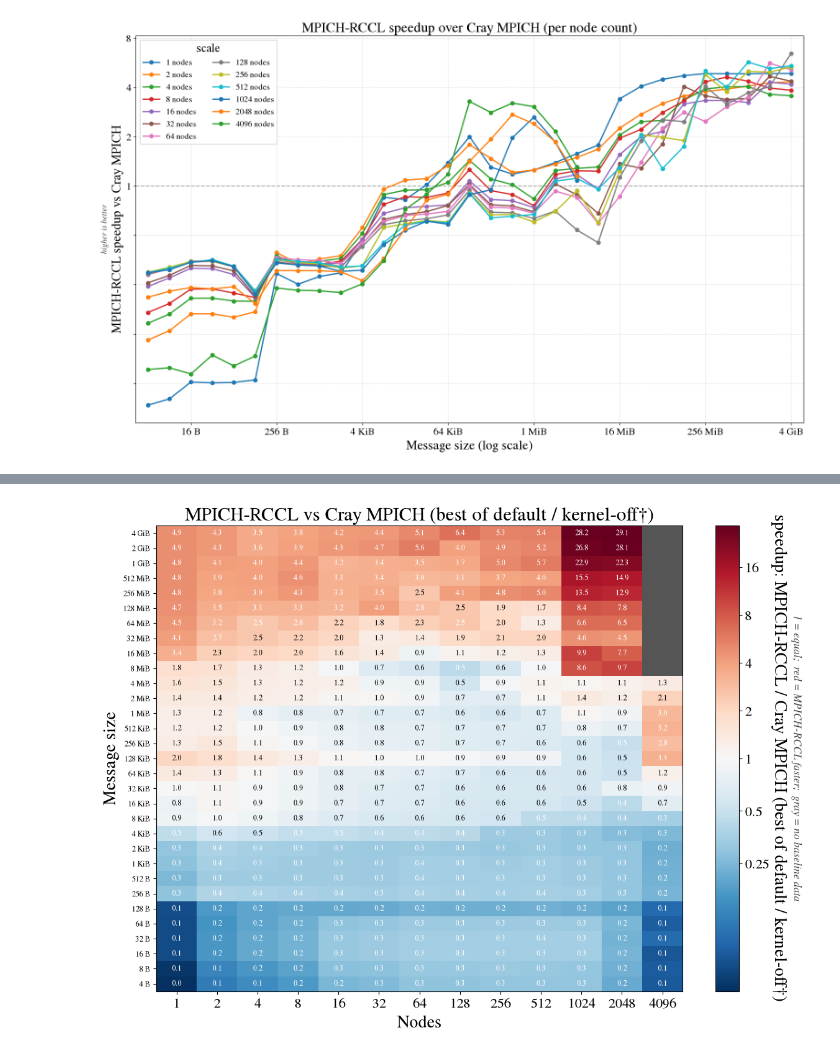
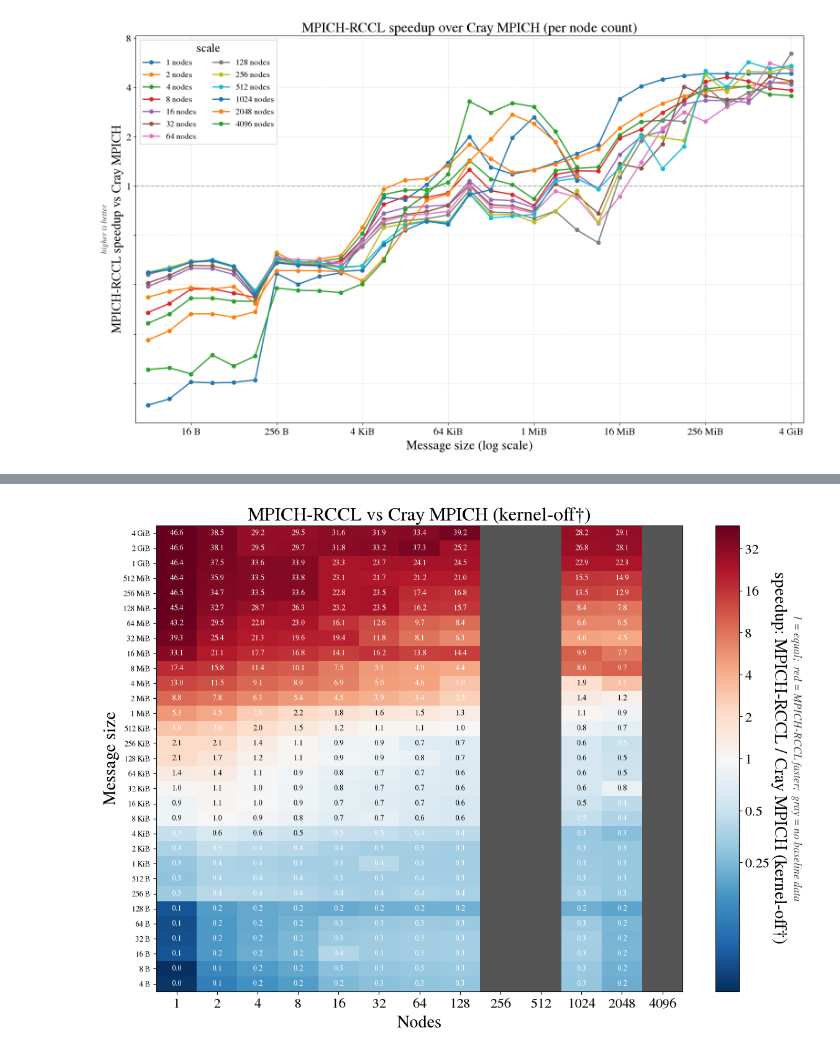
Before and after one commit to ggracelii/mpich-rccl, a Jupyter notebook: frontier/plots/plot.ipynb, the cells around one changed output, grey strips where cells are left out. Saved outputs shown, nothing was run; the diff lists cells and outputs as text; code cells hidden in the pictures.

```diff
--- a/frontier/plots/plot.ipynb
+++ b/frontier/plots/plot.ipynb
@@ -129,7 +152,9 @@ STYLE = {   # all data lines uniform: solid, circle markers, same weight (distin
     "C": dict(color="#d62728", marker="o", linestyle="-", linewidth=2, markersize=5, label=LABEL["C"]),
     "D": dict(color="#7e4bbd", marker="o", linestyle="-", linewidth=2, markersize=5, label=LABEL["D"]),
     "K": dict(color="#b39ddb", marker="o", linestyle="--", linewidth=2, markersize=5,
-              markerfacecolor="none", label=LABEL["K"]),   # lighter dashed purple: non-default Cray workaround
+              markerfacecolor="none", label=LABEL["K"]),   # lighter dashed purple: kernel-off workaround
+    "T": dict(color="#9575cd", marker="o", linestyle="-.", linewidth=2, markersize=5,
+              label=LABEL["T"]),                            # mid purple dash-dot: tuned (BLK=64MB) Cray
 }
 ORDER = ["A","B","C","D"]           # E (pure RCCL) parsed but not plotted
 
@@ -202,7 +227,7 @@ def finish(fig):
 def plot_latency_vs_size(nodes, speedup_over="D"):
     fig, ax1 = plt.subplots(figsize=(16,10))
     xall = []
-    for cfg in ORDER + (["K"] if (data.config == "K").any() else []):
+    for cfg in ORDER + [c for c in ("K","T") if (data.config == c).any()]:
         x,y = series(nodes,cfg)
         if len(x): ax1.plot(x,y,**STYLE[cfg]); xall += [x.min(), x.max()]
     ax1.set_xscale("log", base=2); ax1.set_yscale("log")
@@ -271,7 +296,7 @@ def plot_speedup_vs_size(baseline="D"):
 def plot_scaling(size):
     size = parse_size(size)
     fig, ax = plt.subplots(figsize=(16,10))
-    for cfg in ORDER + (["K"] if (data.config == "K").any() else []):
+    for cfg in ORDER + [c for c in ("K","T") if (data.config == c).any()]:
         d = data[(data.config==cfg)&(data["size"]==size)].sort_values("nodes")
         if len(d): ax.plot(d.nodes, d.avg, **STYLE[cfg])
     ax.set_xscale("log", base=2); ax.set_yscale("log")
@@ -288,15 +313,18 @@ def plot_crossover(baseline="D", annotate=True, vmax=None):
     # linear diverging color centered at 1x (= equal); extremes saturate red/blue.
     # cell text = linear speedup (>1 = MPICH-RCCL faster). vmax caps the red end.
     pc = data[data.config=="C"].pivot_table(index="size", columns="nodes", values="avg")
-    if baseline == "Dk":   # composite: best surviving Cray (default D where it works, kernel-off K beyond)
+    if baseline in ("Dk", "Dt"):   # composite: best surviving Cray (default + workaround)
+        wcfg = "K" if baseline == "Dk" else "T"
         pd_ = data[data.config=="D"].pivot_table(index="size", columns="nodes", values="avg")
-        pk_ = data[data.config=="K"].pivot_table(index="size", columns="nodes", values="avg")
+        pk_ = data[data.config==wcfg].pivot_table(index="size", columns="nodes", values="avg")
         idxu = pd_.index.union(pk_.index); colu = pd_.columns.union(pk_.columns)
         pb = pd_.reindex(index=idxu, columns=colu).combine(pk_.reindex(index=idxu, columns=colu), np.fmin)
     else:
         pb = data[data.config==baseline].pivot_table(index="size", columns="nodes", values="avg")
-    cols = sorted(set(pc.columns)&set(pb.columns)); idx = sorted(set(pc.index)&set(pb.index))
-    lin = (pb.loc[idx,cols] / pc.loc[idx,cols])          # linear speedup: MPICH-RCCL / baseline (1 = equal)
+    if pb.size == 0 or not np.isfinite(pb.values).any():
+        print(f"no data for baseline {baseline!r} yet"); return
+    cols = sorted(pc.columns); idx = sorted(pc.index)    # full RCCL grid; baseline gaps show as gray
+    lin = (pb.reindex(index=idx, columns=cols) / pc.loc[idx,cols])   # linear speedup: MPICH-RCCL / baseline (1 = equal)
     lo = min(np.nanmin(lin.values), 0.99)
     hi = vmax if vmax is not None else max(np.nanmax(lin.values), 1.01)
     # color on a LOG scale so 1x = white and every doubling is an equally visible step
@@ -316,7 +344,8 @@ def plot_crossover(baseline="D", annotate=True, vmax=None):
                 if np.isnan(v): continue
                 ax.text(j, i, f"{v:.1f}", ha="center", va="center", fontsize=9,
                         color="white" if (v > 2.5 or v < 0.5) else "black")
-    blabel = "Cray MPICH (best of default / kernel-off\u2020)" if baseline == "Dk" else LABEL[baseline]
+    blabel = ("Cray MPICH (best of default / kernel-off\u2020)" if baseline == "Dk" else
+              "Cray MPICH (best of default / BLK=64 MB\u2020)" if baseline == "Dt" else LABEL[baseline])
     ax.set_title(f"{LABEL['C']} vs {blabel}")
     cb = fig.colorbar(im, ax=ax)
     cbt = [t for t in [0.25, 0.5, 1, 2, 4, 8, 16, 32] if lo <= t <= hi]
@@ -351,13 +380,15 @@ def ml_sync_table(baseline="D", source="exact"):
             def lat(cfg):
                 d = src[(src.nodes==n) & (src.config==cfg) & (src["size"]==sz)]
                 return float(d.avg.iloc[0]) if len(d) else np.nan
-            c, base, b, k = lat("C"), lat(baseline), lat("B"), lat("K")
+            c, base, b = lat("C"), lat(baseline), lat("B")
+            k = lat("T") if not np.isnan(lat("T")) else lat("K")   # workaround Cray: tuned preferred over kernel-off
             r.append(dict(model=label, nodes=n,
                           rccl_ms  = c/1000.0,                                       # MPICH-RCCL per-step sync
                           base_ms  = base/1000.0,                                    # baseline per-step sync
                           knob_ms  = k/1000.0,                                       # Cray kernel-off (workaround) per-step sync
                           eff_GBps = (sz/(c*1e-6))/1e9 if c == c else np.nan,         # RCCL effective bus BW
                           speedup  = base/c if (c == c and base == base) else np.nan, # RCCL speedup vs baseline
+                          knob_spd = k/c if (c == c and k == k) else np.nan,           # RCCL speedup vs kernel-off Cray
                           vs_MPICH = b/c if (c == c and b == b) else np.nan))         # C/B (device-CPU)
     return pd.DataFrame(r)
 
@@ -388,6 +419,9 @@ def plot_ml_sync(baseline="D", source="exact"):
         kn = s.dropna(subset=["knob_ms"]) if "knob_ms" in s else s.iloc[0:0]
         if len(kn): ax.plot(kn.nodes, kn.knob_ms, marker="o", ls="-.", lw=2, ms=6, color=col,
                             markerfacecolor="none")                                             # kernel-off Cray: dash-dot open circle
+        ks = s.dropna(subset=["knob_spd"]) if "knob_spd" in s else s.iloc[0:0]
+        if len(ks): ax2.plot(ks.nodes, ks.knob_spd, marker="s", ls=":", lw=2, ms=6,
+                             color=SPD_NEON.get(col, col), markerfacecolor="none")              # speedup vs kernel-off: neon OPEN square
     ax.set_xscale("log", base=2); ax.set_yscale("log")
     ax.yaxis.set_major_formatter(FuncFormatter(lambda y,_: f"{y:g}"))   # plain 1, 10, 100 (not 10^0)
     ax2.set_yscale("log", base=2); ax2.axhline(1, color="#aaaaaa", ls="--", lw=1.5, zorder=0)
@@ -407,9 +441,11 @@ def plot_ml_sync(baseline="D", source="exact"):
     sh = [Line2D([0],[0], color="#444444", lw=2, ls="-",  marker="o"),
           Line2D([0],[0], color="#444444", lw=2, ls="--", marker="o"),
           Line2D([0],[0], color="#444444", lw=2, ls="-.", marker="o", markerfacecolor="none"),
-          Line2D([0],[0], color="#bbbbbb", lw=2, ls=":",  marker="s")]
+          Line2D([0],[0], color="#bbbbbb", lw=2, ls=":",  marker="s"),
+          Line2D([0],[0], color="#bbbbbb", lw=2, ls=":",  marker="s", markerfacecolor="none")]
     ax.legend(sh, [f"{LABEL['C']}", f"{LABEL[baseline]}",
-                   f"{LABEL['K']}", "RCCL speedup"],
+                   (LABEL["T"] if (src.config == "T").any() else LABEL["K"]),
+                   "RCCL speedup", "RCCL speedup vs workaround\u2020"],
               loc="upper right", framealpha=1)
     finish(fig)
     return df
@@ -428,7 +464,7 @@ plot_scaling("1MiB")             # size: "1KiB", "16MiB", "1GiB", "2GiB", "4GiB"
 # %%
-plot_crossover("Dk")              # crossover heatmap: red = MPICH-RCCL faster, gray = no Cray data
+plot_crossover("K")              # crossover heatmap: red = MPICH-RCCL faster, gray = no Cray data
 # %% [output]
-[figure, old version]
+[figure, new version]
 # %%
 # ML gradient-sync (2 plots). solid=RCCL, dashed=Cray (both circles); light dotted square = RCCL speedup (right axis)
 df_ml = plot_ml_sync("D", source="exact")   # (1) exact model sizes (results_ml)
```
Also changed, not shown: parts of 4 cells of this notebook, 1 other file.
